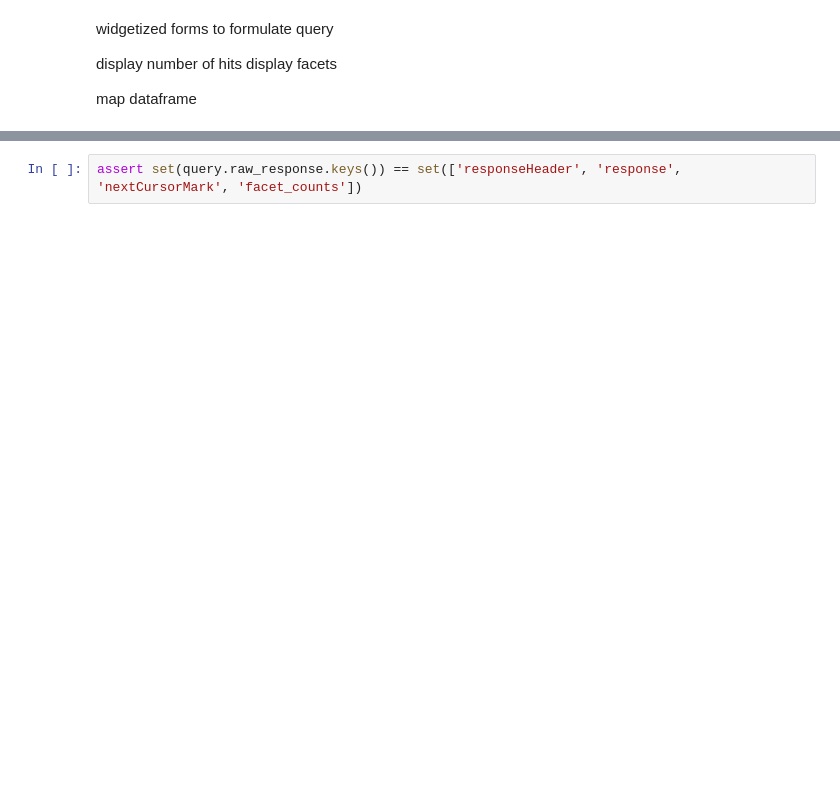
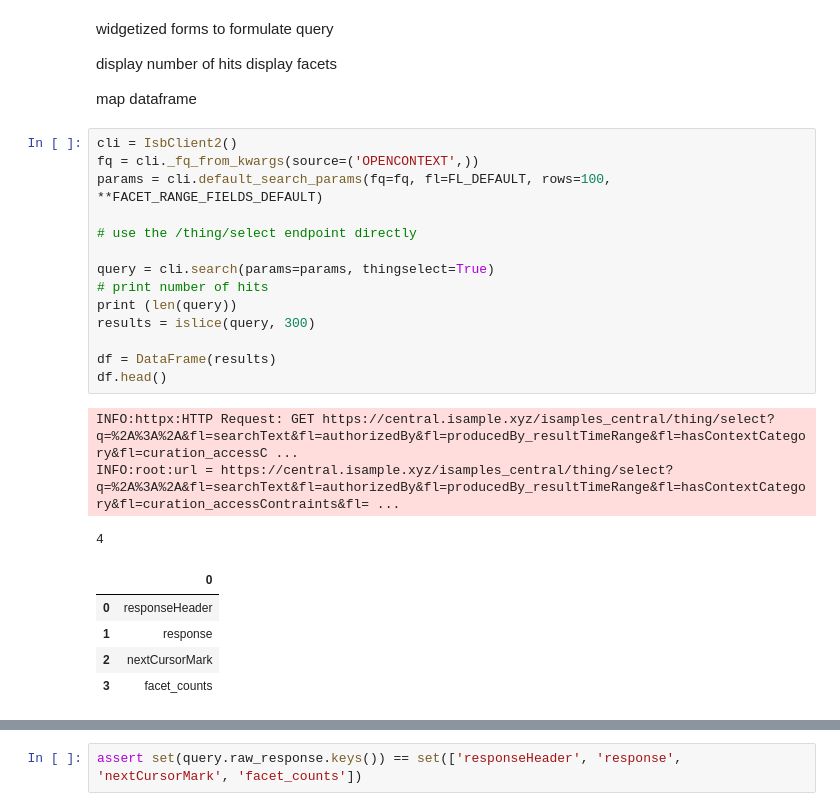
Before and after one commit to isamplesorg/examples, a Jupyter notebook: basic/record_counts.ipynb, the cells around one changed output, grey strips where cells are left out. Saved outputs shown, nothing was run; the diff lists cells and outputs as text; blank space fills up the shorter version.

```diff
--- a/basic/record_counts.ipynb
+++ b/basic/record_counts.ipynb
@@ -262,6 +133,29 @@ display facets
 
 map
 dataframe
+# %%
+cli = IsbClient2()
+fq = cli._fq_from_kwargs(source=('OPENCONTEXT',))
+params = cli.default_search_params(fq=fq, fl=FL_DEFAULT, rows=100, **FACET_RANGE_FIELDS_DEFAULT)
+
+# use the /thing/select endpoint directly
+
+query = cli.search(params=params, thingselect=True)
+# print number of hits
+print (len(query))
+results = islice(query, 300)
+
+df = DataFrame(results)
+df.head()
+# %% [output]
+INFO:httpx:HTTP Request: GET https://central.isample.xyz/isamples_central/thing/select?q=%2A%3A%2A&fl=searchText&fl=authorizedBy&fl=producedBy_resultTimeRange&fl=hasContextCategory&fl=curation_accessC ...
+INFO:root:url = https://central.isample.xyz/isamples_central/thing/select?q=%2A%3A%2A&fl=searchText&fl=authorizedBy&fl=producedBy_resultTimeRange&fl=hasContextCategory&fl=curation_accessContraints&fl= ...
+4
+|  | 0 |
+| 0 | responseHeader |
+| 1 | response |
+| 2 | nextCursorMark |
+| 3 | facet_counts |
 # %%
 cli = IsbClient2()
 fq = cli._fq_from_kwargs(source=('OPENCONTEXT',))
```
Also changed, not shown: parts of 32 cells of this notebook, 2 other files.
